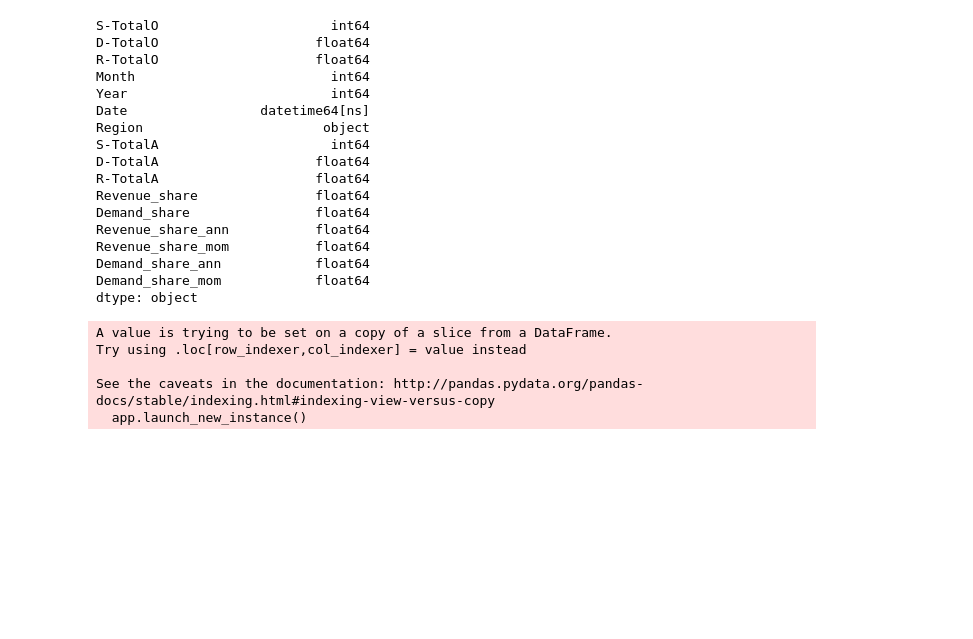
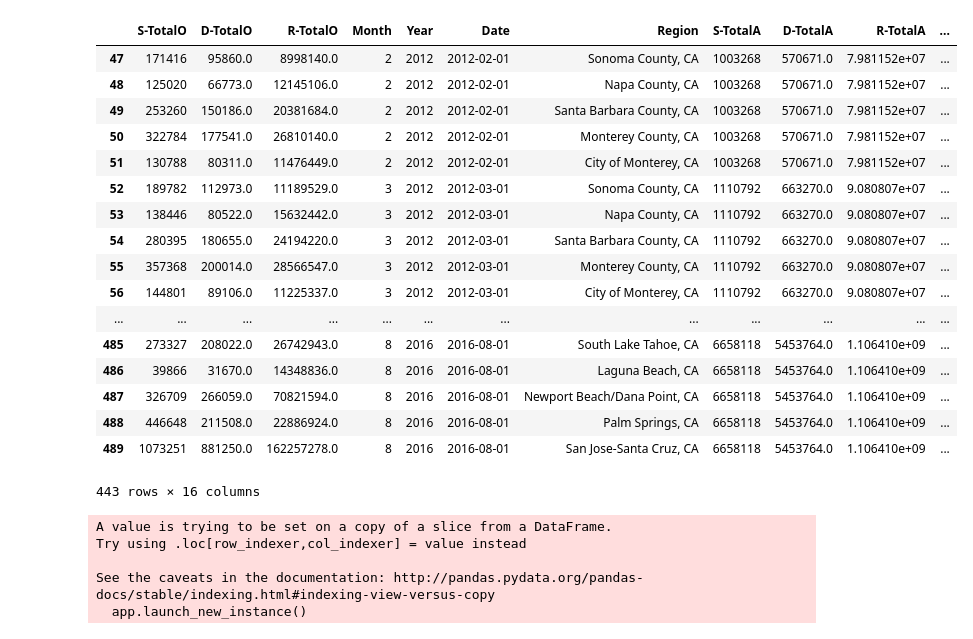
Before and after one commit to studentofdata/market_share_mccvb, a Jupyter notebook: notebooks/anas_market_share.ipynb, the cells around one changed output. Saved outputs shown, nothing was run; the diff lists cells and outputs as text; code cells hidden in the pictures; blank space fills up the shorter version.

```diff
--- a/notebooks/anas_market_share.ipynb
+++ b/notebooks/anas_market_share.ipynb
@@ -148,41 +148,41 @@ df_tot = pd.merge(compset_sdr_v1, c_total_revenue, on = ["Month","Year"], suffix
 # %%
 ####################################################
 # Begin Analysis and Subsetting
 # Starting with basic Revenue Share & Demand Share
 
 df_tot = df_tot[df_tot['Date'] > '2012-01-01']
 
 df_tot['Revenue_share'] = df_tot['R-TotalO']/df_tot['R-TotalA']
 df_tot['Demand_share']  = df_tot['D-TotalO']/df_tot['D-TotalA']
 
 df_tot['Revenue_share_ann'] = df_tot.groupby(['Region'])['Revenue_share'].pct_change(12)
 df_tot['Revenue_share_mom'] = df_tot.groupby(['Region'])['Revenue_share'].pct_change(1)
 df_tot['Demand_share_ann']  = df_tot.groupby(['Region'])['Demand_share'].pct_change(12)
 df_tot['Demand_share_mom']  = df_tot.groupby(['Region'])['Demand_share'].pct_change(1)
-df_tot.dtypes
 
 
 
 
 #df_tot.to_csv("total_shares.csv",index = False)
 # %% [output]
+|  | S-TotalO | D-TotalO | R-TotalO | Month | Year | Date | Region | S-TotalA | D-TotalA | R-TotalA | ... |
+| 47 | 171416 | 95860.0 | 8998140.0 | 2 | 2012 | 2012-02-01 | Sonoma County, CA | 1003268 | 570671.0 | 7.981152e+07 | ... |
+| 48 | 125020 | 66773.0 | 12145106.0 | 2 | 2012 | 2012-02-01 | Napa County, CA | 1003268 | 570671.0 | 7.981152e+07 | ... |
+| 49 | 253260 | 150186.0 | 20381684.0 | 2 | 2012 | 2012-02-01 | Santa Barbara County, CA | 1003268 | 570671.0 | 7.981152e+07 | ... |
+| 50 | 322784 | 177541.0 | 26810140.0 | 2 | 2012 | 2012-02-01 | Monterey County, CA | 1003268 | 570671.0 | 7.981152e+07 | ... |
+| 51 | 130788 | 80311.0 | 11476449.0 | 2 | 2012 | 2012-02-01 | City of Monterey, CA | 1003268 | 570671.0 | 7.981152e+07 | ... |
+| 52 | 189782 | 112973.0 | 11189529.0 | 3 | 2012 | 2012-03-01 | Sonoma County, CA | 1110792 | 663270.0 | 9.080807e+07 | ... |
+| 53 | 138446 | 80522.0 | 15632442.0 | 3 | 2012 | 2012-03-01 | Napa County, CA | 1110792 | 663270.0 | 9.080807e+07 | ... |
+| 54 | 280395 | 180655.0 | 24194220.0 | 3 | 2012 | 2012-03-01 | Santa Barbara County, CA | 1110792 | 663270.0 | 9.080807e+07 | ... |
+| 55 | 357368 | 200014.0 | 28566547.0 | 3 | 2012 | 2012-03-01 | Monterey County, CA | 1110792 | 663270.0 | 9.080807e+07 | ... |
+| 56 | 144801 | 89106.0 | 11225337.0 | 3 | 2012 | 2012-03-01 | City of Monterey, CA | 1110792 | 663270.0 | 9.080807e+07 | ... |
+| ... | ... | ... | ... | ... | ... | ... | ... | ... | ... | ... | ... |
+| 485 | 273327 | 208022.0 | 26742943.0 | 8 | 2016 | 2016-08-01 | South Lake Tahoe, CA | 6658118 | 5453764.0 | 1.106410e+09 | ... |
+| 486 | 39866 | 31670.0 | 14348836.0 | 8 | 2016 | 2016-08-01 | Laguna Beach, CA | 6658118 | 5453764.0 | 1.106410e+09 | ... |
+| 487 | 326709 | 266059.0 | 70821594.0 | 8 | 2016 | 2016-08-01 | Newport Beach/Dana Point, CA | 6658118 | 5453764.0 | 1.106410e+09 | ... |
+| 488 | 446648 | 211508.0 | 22886924.0 | 8 | 2016 | 2016-08-01 | Palm Springs, CA | 6658118 | 5453764.0 | 1.106410e+09 | ... |
+| 489 | 1073251 | 881250.0 | 162257278.0 | 8 | 2016 | 2016-08-01 | San Jose-Santa Cruz, CA | 6658118 | 5453764.0 | 1.106410e+09 | ... |
-S-TotalO                      int64
-D-TotalO                    float64
-R-TotalO                    float64
-Month                         int64
-Year                          int64
-Date                 datetime64[ns]
-Region                       object
-S-TotalA                      int64
-D-TotalA                    float64
-R-TotalA                    float64
-Revenue_share               float64
-Demand_share                float64
-Revenue_share_ann           float64
-Revenue_share_mom           float64
-Demand_share_ann            float64
-Demand_share_mom            float64
-dtype: object
+443 rows × 16 columns
 # %%
 monterey_share = df_tot[df_tot['Region'] == "Monterey County, CA"]
 #monterey_share['Date'] = monterey_share['Date'].apply(str)
```
